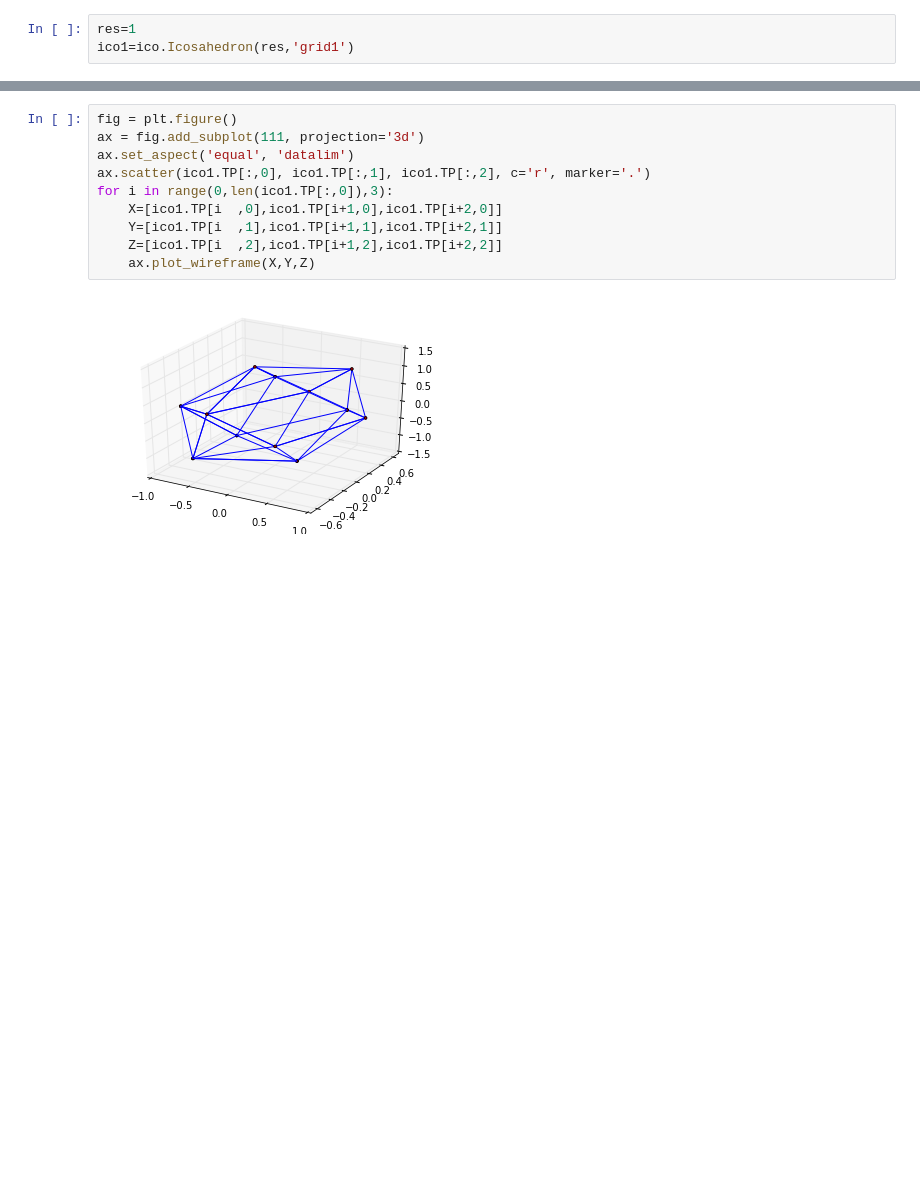
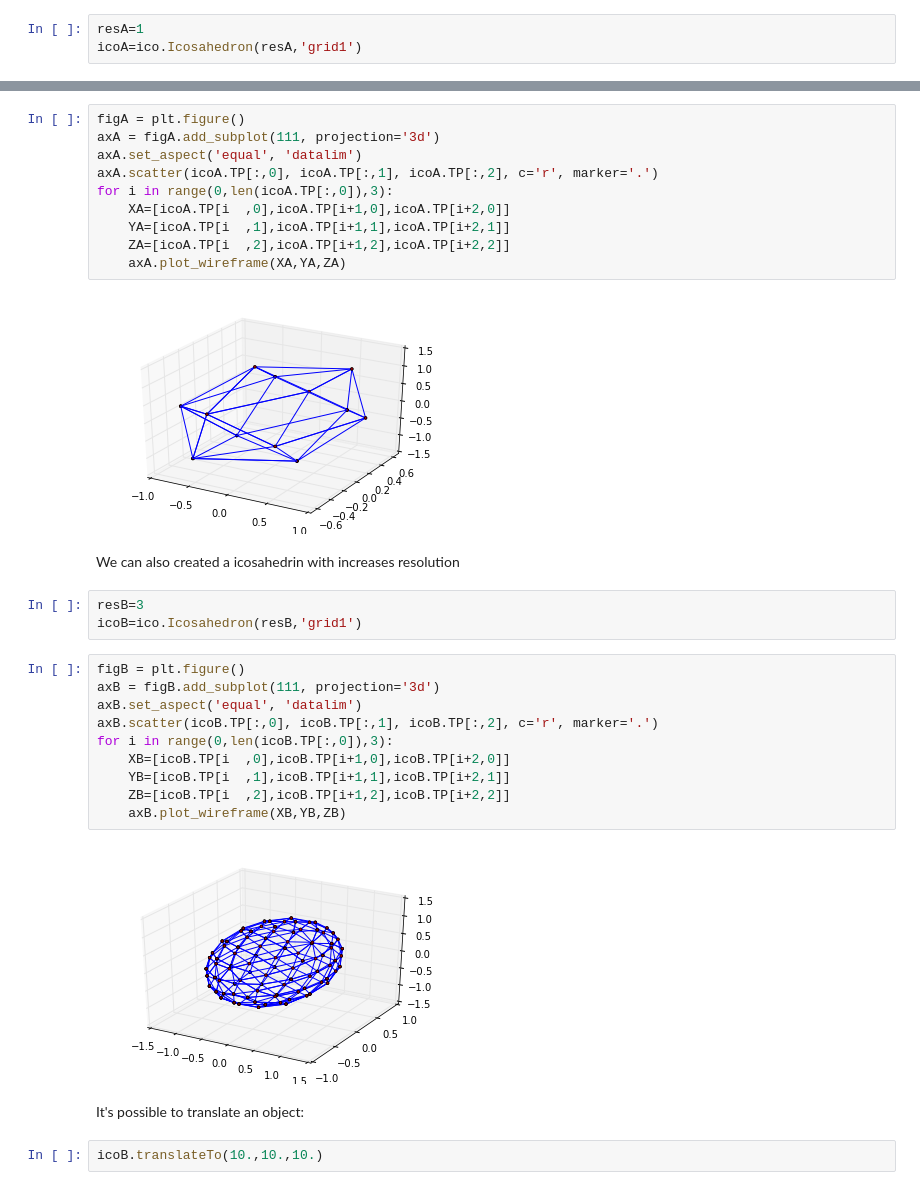
Before and after one commit to sglim2/py_ellipsoids, a Jupyter notebook: src/Icosahedron Builder.ipynb, the cells around one changed output, grey strips where cells are left out. Cells and saved outputs as stored; diff of their text form; blank space fills up the shorter version.

Commit message:
Added a jupyter notebook explaining some basic use of the icosahedron code.

```diff
--- a/src/Icosahedron Builder.ipynb
+++ b/src/Icosahedron Builder.ipynb
@@ -35,8 +37,8 @@ Now we'll build a few icosahedrons and show how the grid structure changes given
 # %% [markdown]
 Let's build our first, and most basic, icosahedron grid structure. We name it 'grid1', and use a resolution of 1.
 # %%
-res=1
-ico1=ico.Icosahedron(res,'grid1')
+resA=1
+icoA=ico.Icosahedron(resA,'grid1')
 # %%
 from mpl_toolkits.mplot3d import Axes3D
 import matplotlib.pyplot as plt
@@ -46,12 +48,33 @@ Our vertex points are stored in ico1.TP. We'll use this array to extract out x,y
 # %%
-fig = plt.figure()
-ax = fig.add_subplot(111, projection='3d')
-ax.set_aspect('equal', 'datalim')
-ax.scatter(ico1.TP[:,0], ico1.TP[:,1], ico1.TP[:,2], c='r', marker='.')
-for i in range(0,len(ico1.TP[:,0]),3):
-    X=[ico1.TP[i  ,0],ico1.TP[i+1,0],ico1.TP[i+2,0]]
-    Y=[ico1.TP[i  ,1],ico1.TP[i+1,1],ico1.TP[i+2,1]]
-    Z=[ico1.TP[i  ,2],ico1.TP[i+1,2],ico1.TP[i+2,2]]
-    ax.plot_wireframe(X,Y,Z)
+figA = plt.figure()
+axA = figA.add_subplot(111, projection='3d')
+axA.set_aspect('equal', 'datalim')
+axA.scatter(icoA.TP[:,0], icoA.TP[:,1], icoA.TP[:,2], c='r', marker='.')
+for i in range(0,len(icoA.TP[:,0]),3):
+    XA=[icoA.TP[i  ,0],icoA.TP[i+1,0],icoA.TP[i+2,0]]
+    YA=[icoA.TP[i  ,1],icoA.TP[i+1,1],icoA.TP[i+2,1]]
+    ZA=[icoA.TP[i  ,2],icoA.TP[i+1,2],icoA.TP[i+2,2]]
+    axA.plot_wireframe(XA,YA,ZA)
 # %% [output]
 [figure]
+# %% [markdown]
+We can also created a icosahedrin with increases resolution
+# %%
+resB=3
+icoB=ico.Icosahedron(resB,'grid1')
+# %%
+figB = plt.figure()
+axB = figB.add_subplot(111, projection='3d')
+axB.set_aspect('equal', 'datalim')
+axB.scatter(icoB.TP[:,0], icoB.TP[:,1], icoB.TP[:,2], c='r', marker='.')
+for i in range(0,len(icoB.TP[:,0]),3):
+    XB=[icoB.TP[i  ,0],icoB.TP[i+1,0],icoB.TP[i+2,0]]
+    YB=[icoB.TP[i  ,1],icoB.TP[i+1,1],icoB.TP[i+2,1]]
+    ZB=[icoB.TP[i  ,2],icoB.TP[i+1,2],icoB.TP[i+2,2]]
+    axB.plot_wireframe(XB,YB,ZB)
+# %% [output]
+[figure, added]
+# %% [markdown]
+It's possible to translate an object:
+# %%
+icoB.translateTo(10.,10.,10.)
```
Also changed, not shown: parts of 13 cells of this notebook.
